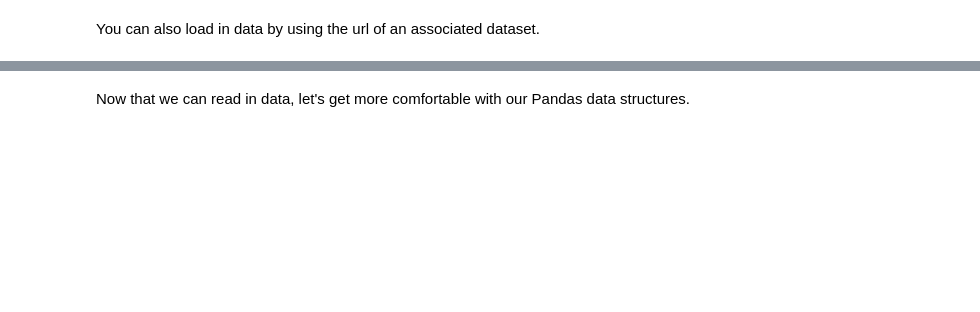
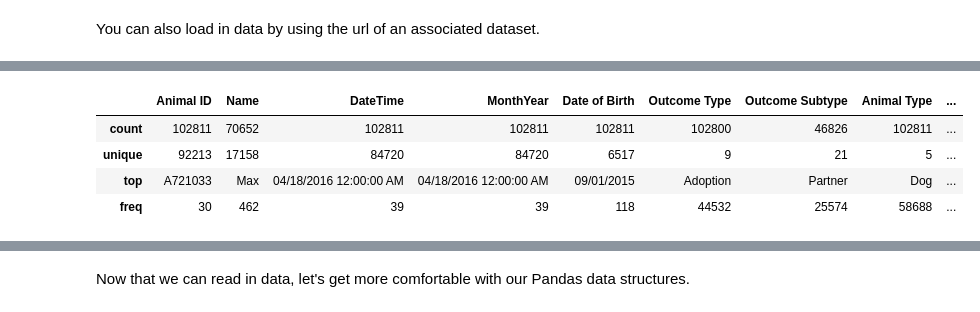
Before and after one commit to raheelzulfiqar/numpy_pandas_seattle-ds-062419, a Jupyter notebook: intro_to_libraries_numpy_and_pandas-apm.ipynb, the cells around one changed output, grey strips where cells are left out. Cells and saved outputs as stored; diff of their text form; code cells hidden in the pictures; blank space fills up the shorter version.

```diff
--- a/intro_to_libraries_numpy_and_pandas-apm.ipynb
+++ b/intro_to_libraries_numpy_and_pandas-apm.ipynb
@@ -185,0 +234,8 @@ shelter_data.head()
+# %%
+shelter_data.describe()
+# %% [output]
+|  | Animal ID | Name | DateTime | MonthYear | Date of Birth | Outcome Type | Outcome Subtype | Animal Type | ... |
+| count | 102811 | 70652 | 102811 | 102811 | 102811 | 102800 | 46826 | 102811 | ... |
+| unique | 92213 | 17158 | 84720 | 84720 | 6517 | 9 | 21 | 5 | ... |
+| top | A721033 | Max | 04/18/2016 12:00:00 AM | 04/18/2016 12:00:00 AM | 09/01/2015 | Adoption | Partner | Dog | ... |
+| freq | 30 | 462 | 39 | 39 | 118 | 44532 | 25574 | 58688 | ... |
```
Also changed, not shown: parts of 33 cells of this notebook.
